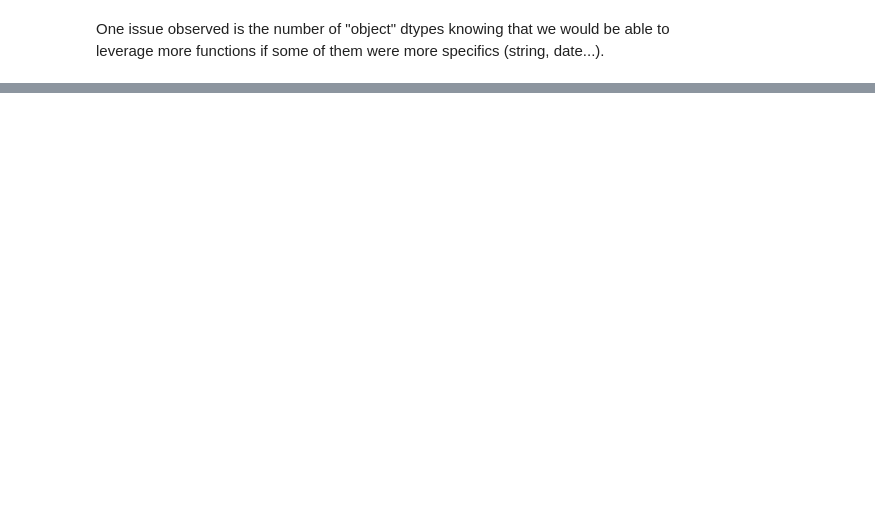
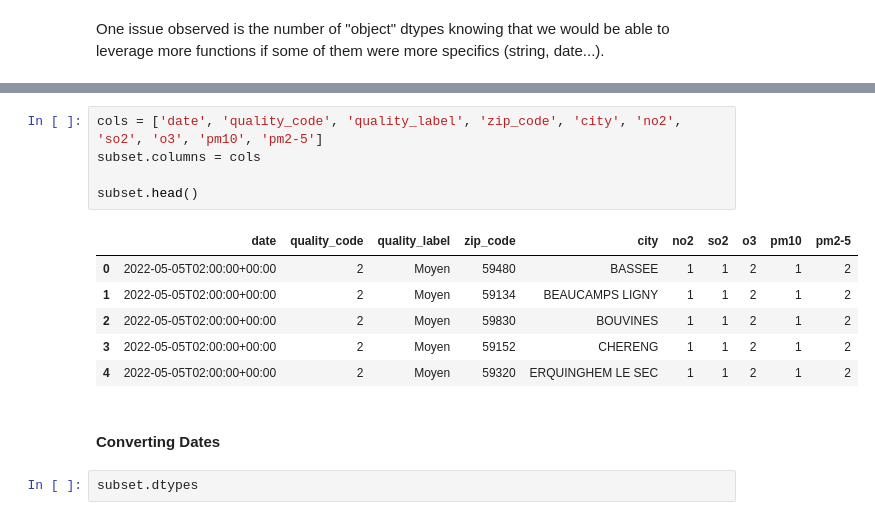
Before and after one commit to crish1eev1/MEL_air-quality, a Jupyter notebook: Main.ipynb, the cells around one changed output, grey strips where cells are left out. Saved outputs shown, nothing was run; the diff lists cells and outputs as text; blank space fills up the shorter version.

```diff
--- a/Main.ipynb
+++ b/Main.ipynb
@@ -226,0 +266,16 @@ dtype: object
+# %%
+cols = ['date', 'quality_code', 'quality_label', 'zip_code', 'city', 'no2', 'so2', 'o3', 'pm10', 'pm2-5']
+subset.columns = cols
+
+subset.head()
+# %% [output]
+|  | date | quality_code | quality_label | zip_code | city | no2 | so2 | o3 | pm10 | pm2-5 |
+| 0 | 2022-05-05T02:00:00+00:00 | 2 | Moyen | 59480 | BASSEE | 1 | 1 | 2 | 1 | 2 |
+| 1 | 2022-05-05T02:00:00+00:00 | 2 | Moyen | 59134 | BEAUCAMPS LIGNY | 1 | 1 | 2 | 1 | 2 |
+| 2 | 2022-05-05T02:00:00+00:00 | 2 | Moyen | 59830 | BOUVINES | 1 | 1 | 2 | 1 | 2 |
+| 3 | 2022-05-05T02:00:00+00:00 | 2 | Moyen | 59152 | CHERENG | 1 | 1 | 2 | 1 | 2 |
+| 4 | 2022-05-05T02:00:00+00:00 | 2 | Moyen | 59320 | ERQUINGHEM LE SEC | 1 | 1 | 2 | 1 | 2 |
+# %% [markdown]
+#### Converting Dates
+# %%
+subset.dtypes
```
Also changed, not shown: parts of 48 cells of this notebook, 2 other files.
